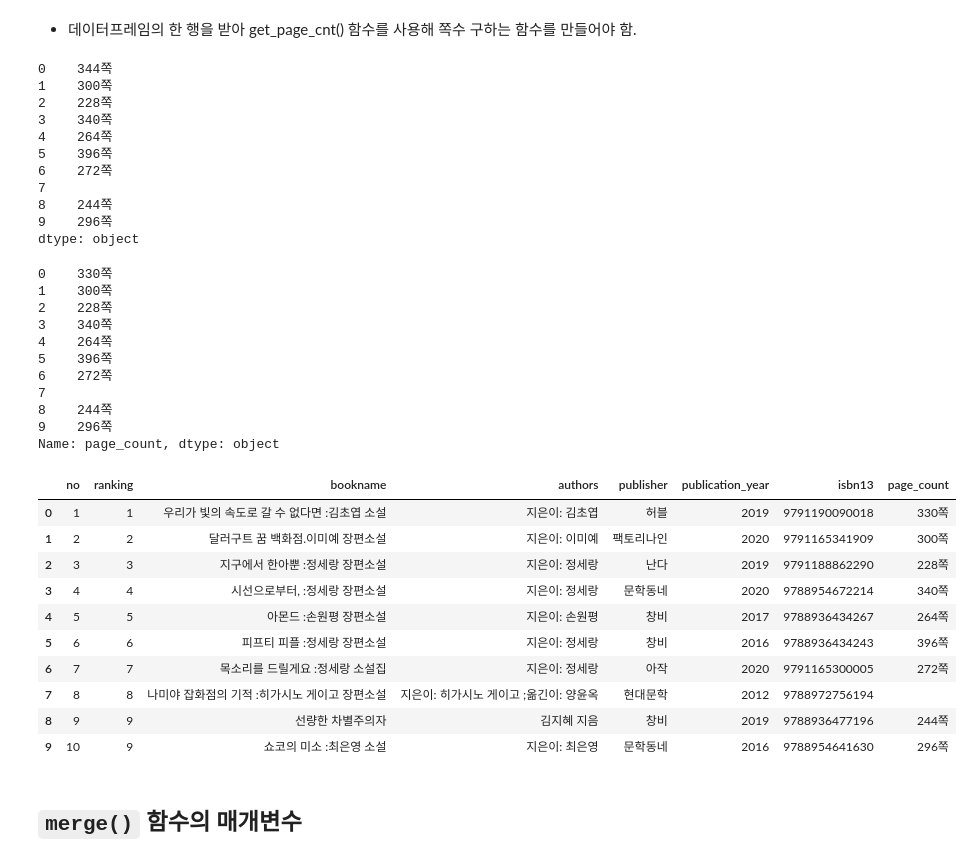
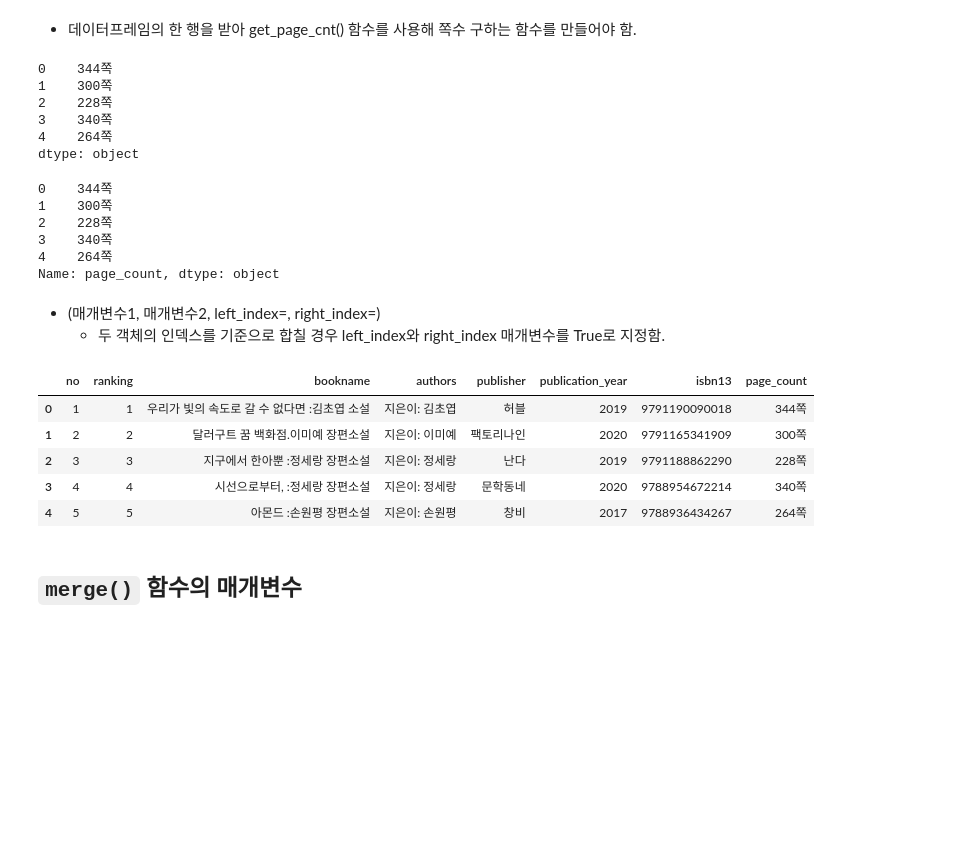
Before and after one commit to hjkang2035/main, a Jupyter notebook: 02-2.ipynb, the cells around one changed output. Saved outputs shown, nothing was run; the diff lists cells and outputs as text; code cells hidden in the pictures; blank space fills up the shorter version.

```diff
--- a/02-2.ipynb
+++ b/02-2.ipynb
@@ -259,7 +259,7 @@ get_page_cnt(9791190090018)
 # %% [output]
 '344쪽'
 # %%
-top10_books = books.head(10)
+top5_books = books.head(5)
 # %% [markdown]
 - 데이터프레임의 한 행을 받아 get_page_cnt() 함수를 사용해 쪽수 구하는 함수를 만들어야 함.
 # %%
@@ -267,7 +267,7 @@ def get_page_cnt2(row):
     isbn = row['isbn13']
     return get_page_cnt(isbn)
 # %%
-page_count = top10_books.apply(get_page_cnt2, axis=1)
+page_count = top5_books.apply(get_page_cnt2, axis=1)
 print(page_count)
 # %% [output]
 0    344쪽
@@ -275,45 +275,33 @@ print(page_count)
 2    228쪽
 3    340쪽
 4    264쪽
-5    396쪽
-6    272쪽
-7
-8    244쪽
-9    296쪽
 dtype: object
 # %%
-page_count = top10_books.apply(lambda row: get_page_cnt(row['isbn13']), axis=1)
+page_count = top5_books.apply(lambda row: get_page_cnt(row['isbn13']), axis=1)
 # %%
 page_count.name = 'page_count'
 print(page_count)
 # %% [output]
-0    330쪽
+0    344쪽
 1    300쪽
 2    228쪽
 3    340쪽
 4    264쪽
-5    396쪽
-6    272쪽
-7
-8    244쪽
-9    296쪽
 Name: page_count, dtype: object
+# %% [markdown]
+- (매개변수1, 매개변수2, left_index=, right_index=)
+    - 두 객체의 인덱스를 기준으로 합칠 경우 left_index와 right_index 매개변수를 True로 지정함.
 # %%
-top10_with_page_count = pd.merge(top10_books, page_count,
+top5_with_page_count = pd.merge(top5_books, page_count,
                                  left_index=True, right_index=True)
-top10_with_page_count
+top5_with_page_count
 # %% [output]
 |  | no | ranking | bookname | authors | publisher | publication_year | isbn13 | page_count |
-| 0 | 1 | 1 | 우리가 빛의 속도로 갈 수 없다면 :김초엽 소설 | 지은이: 김초엽 | 허블 | 2019 | 9791190090018 | 330쪽 |
+| 0 | 1 | 1 | 우리가 빛의 속도로 갈 수 없다면 :김초엽 소설 | 지은이: 김초엽 | 허블 | 2019 | 9791190090018 | 344쪽 |
 | 1 | 2 | 2 | 달러구트 꿈 백화점.이미예 장편소설 | 지은이: 이미예 | 팩토리나인 | 2020 | 9791165341909 | 300쪽 |
 | 2 | 3 | 3 | 지구에서 한아뿐 :정세랑 장편소설 | 지은이: 정세랑 | 난다 | 2019 | 9791188862290 | 228쪽 |
 | 3 | 4 | 4 | 시선으로부터, :정세랑 장편소설 | 지은이: 정세랑 | 문학동네 | 2020 | 9788954672214 | 340쪽 |
 | 4 | 5 | 5 | 아몬드 :손원평 장편소설 | 지은이: 손원평 | 창비 | 2017 | 9788936434267 | 264쪽 |
-| 5 | 6 | 6 | 피프티 피플 :정세랑 장편소설 | 지은이: 정세랑 | 창비 | 2016 | 9788936434243 | 396쪽 |
-| 6 | 7 | 7 | 목소리를 드릴게요 :정세랑 소설집 | 지은이: 정세랑 | 아작 | 2020 | 9791165300005 | 272쪽 |
-| 7 | 8 | 8 | 나미야 잡화점의 기적 :히가시노 게이고 장편소설 | 지은이: 히가시노 게이고 ;옮긴이: 양윤옥 | 현대문학 | 2012 | 9788972756194 |  |
-| 8 | 9 | 9 | 선량한 차별주의자 | 김지혜 지음 | 창비 | 2019 | 9788936477196 | 244쪽 |
-| 9 | 10 | 9 | 쇼코의 미소 :최은영 소설 | 지은이: 최은영 | 문학동네 | 2016 | 9788954641630 | 296쪽 |
 # %% [markdown]
 ## `merge()` 함수의 매개변수
 # %%
```
Also changed, not shown: parts of 2 cells of this notebook.
